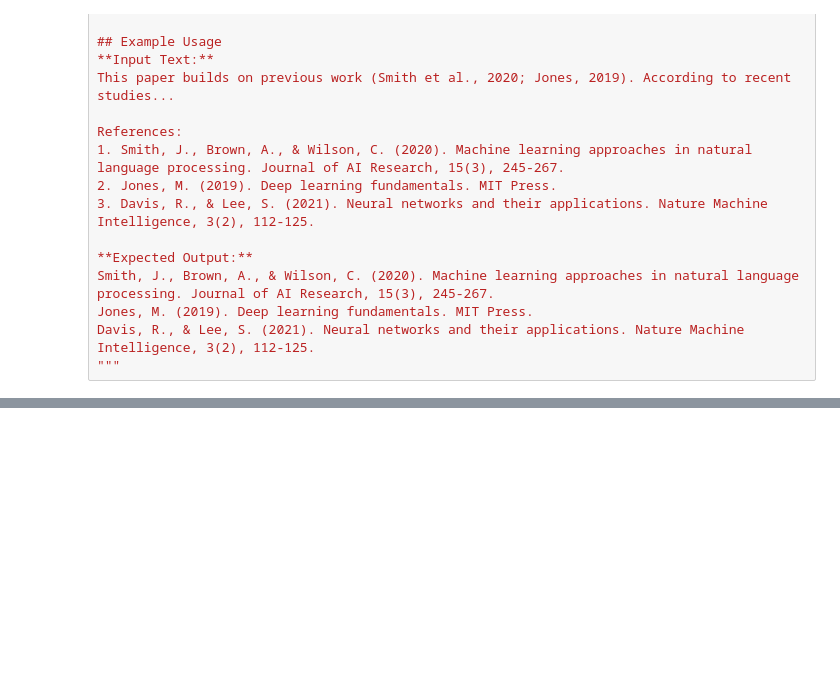
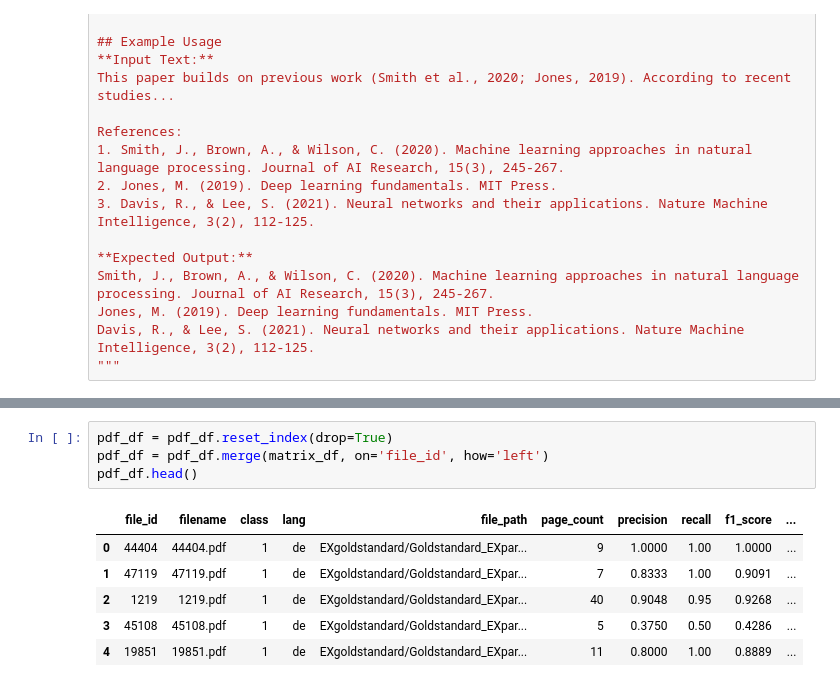
Before and after one commit to odoma-ch/ssh-citation-index, a Jupyter notebook: citation_extraction_eval.ipynb, the cells around one changed output, grey strips where cells are left out. Cells and saved outputs as stored; diff of their text form; blank space fills up the shorter version.

```diff
--- a/citation_extraction_eval.ipynb
+++ b/citation_extraction_eval.ipynb
@@ -278,0 +349,11 @@ MuPDF error: format error: No default Layer config
+# %%
+pdf_df = pdf_df.reset_index(drop=True)
+pdf_df = pdf_df.merge(matrix_df, on='file_id', how='left')
+pdf_df.head()
+# %% [output]
+|  | file_id | filename | class | lang | file_path | page_count | precision | recall | f1_score | ... |
+| 0 | 44404 | 44404.pdf | 1 | de | EXgoldstandard/Goldstandard_EXpar... | 9 | 1.0000 | 1.00 | 1.0000 | ... |
+| 1 | 47119 | 47119.pdf | 1 | de | EXgoldstandard/Goldstandard_EXpar... | 7 | 0.8333 | 1.00 | 0.9091 | ... |
+| 2 | 1219 | 1219.pdf | 1 | de | EXgoldstandard/Goldstandard_EXpar... | 40 | 0.9048 | 0.95 | 0.9268 | ... |
+| 3 | 45108 | 45108.pdf | 1 | de | EXgoldstandard/Goldstandard_EXpar... | 5 | 0.3750 | 0.50 | 0.4286 | ... |
+| 4 | 19851 | 19851.pdf | 1 | de | EXgoldstandard/Goldstandard_EXpar... | 11 | 0.8000 | 1.00 | 0.8889 | ... |
```
Also changed, not shown: parts of 8 cells of this notebook, 2 other files.
